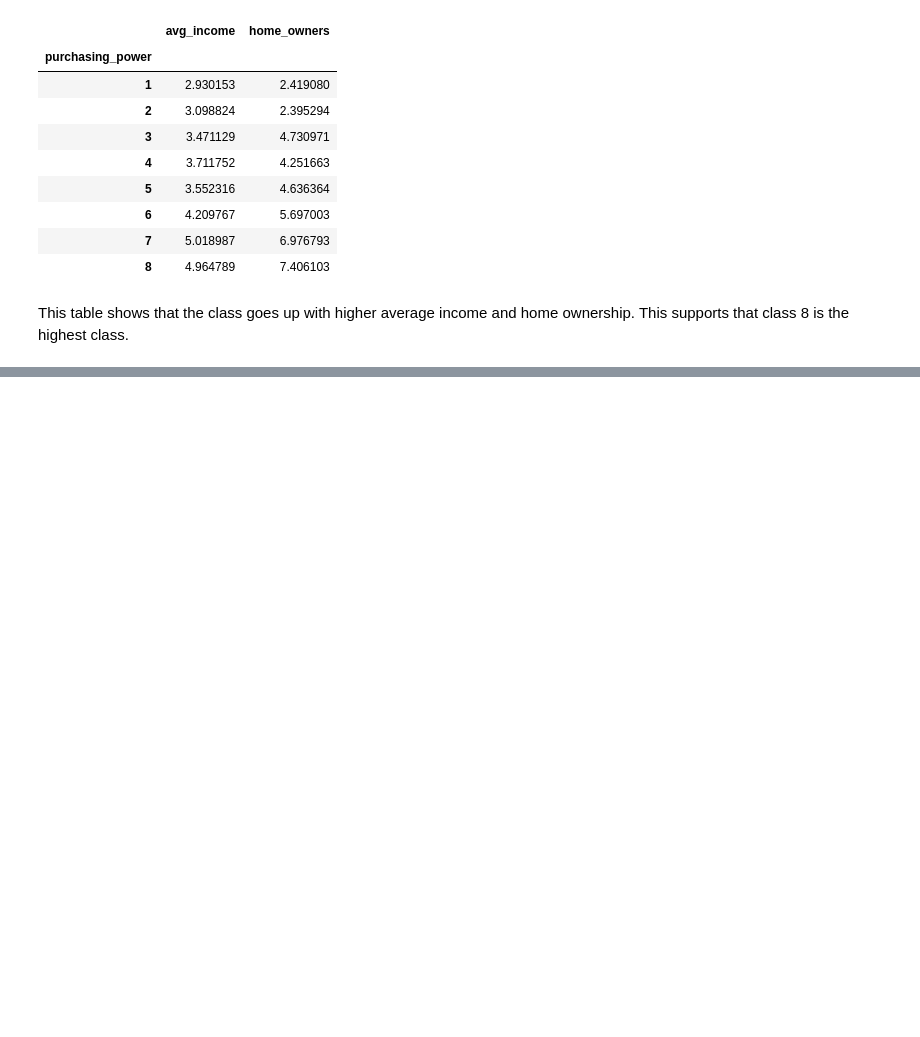
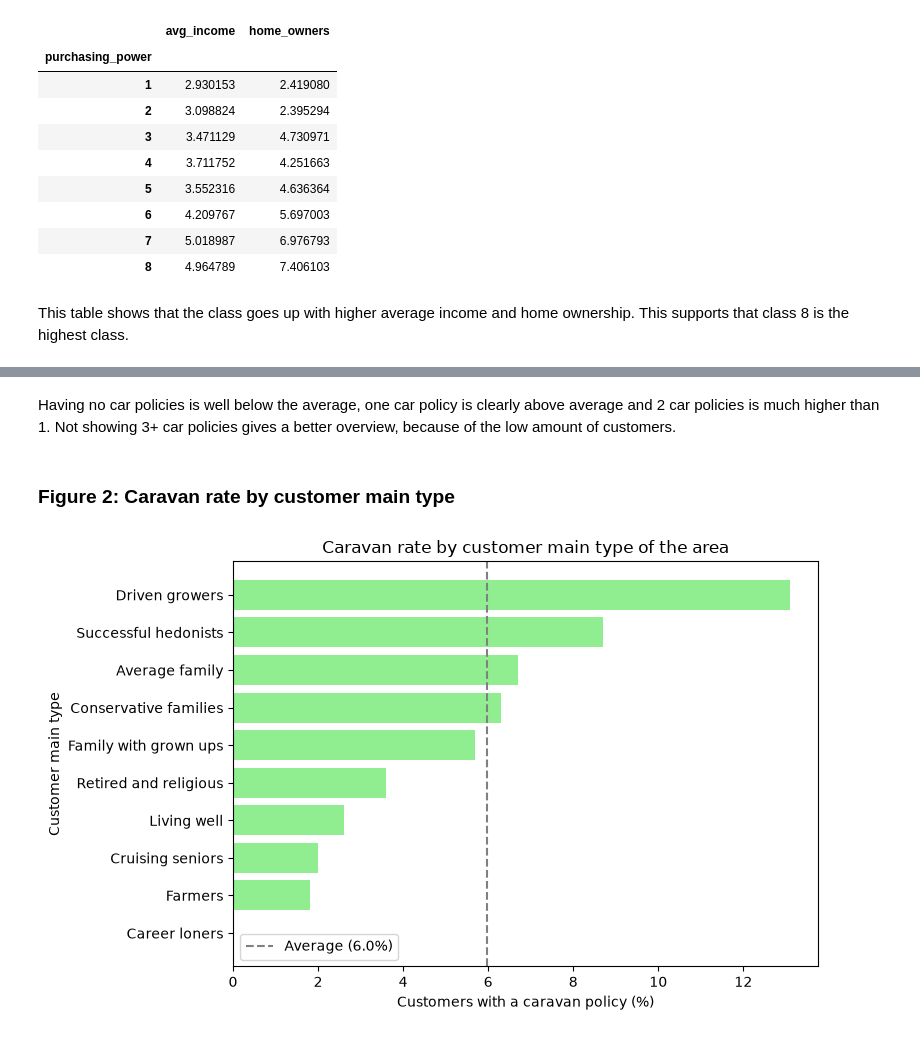
Before and after one commit to masterofscienceinai/ai-programming-foundations-project, a Jupyter notebook: data_workflow.ipynb, the cells around one changed output, grey strips where cells are left out. Cells and saved outputs as stored; diff of their text form; code cells hidden in the pictures; blank space fills up the shorter version.

```diff
--- a/data_workflow.ipynb
+++ b/data_workflow.ipynb
@@ -310,0 +341,20 @@ This table shows that the class goes up with higher average income and home owne
+# %% [markdown]
+Having no car policies is well below the average, one car policy is clearly above average and 2 car policies is much higher than 1. Not showing 3+ car policies gives a better overview, because of the low amount of customers.
+# %% [markdown]
+### Figure 2: Caravan rate by customer main type
+# %%
+# Caravan rate by customer main type
+type_rates = caravan_rate_by_group(df_clean, "customer_main_type")
+type_rates = type_rates.sort_values("caravan_rate")
+
+plt.figure(figsize=(8, 5))
+plt.barh(type_rates.index, type_rates["caravan_rate"], color="lightgreen")
+plt.axvline(baseline, color="gray", linestyle="--", label=f"Average ({baseline:.1f}%)")
+plt.title("Caravan rate by customer main type of the area")
+plt.xlabel("Customers with a caravan policy (%)")
+plt.ylabel("Customer main type")
+plt.legend()
+plt.tight_layout()
+plt.show()
+# %% [output]
+[figure, added]
```
Also changed, not shown: parts of 8 cells of this notebook.
